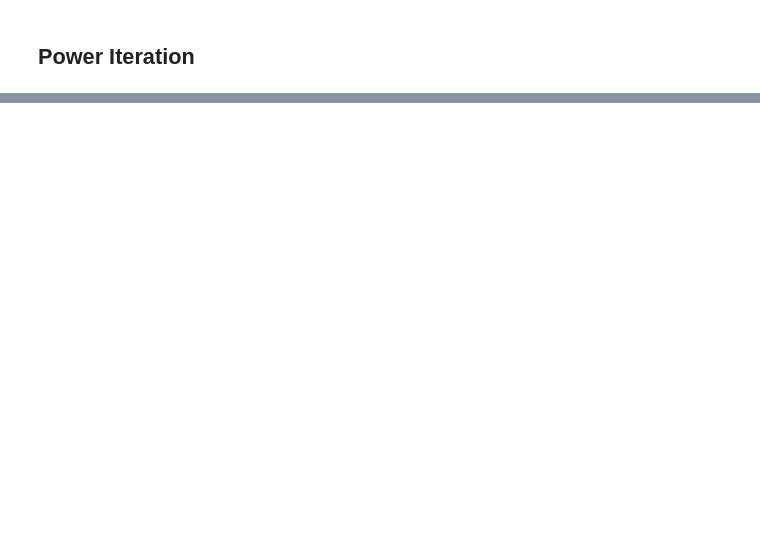
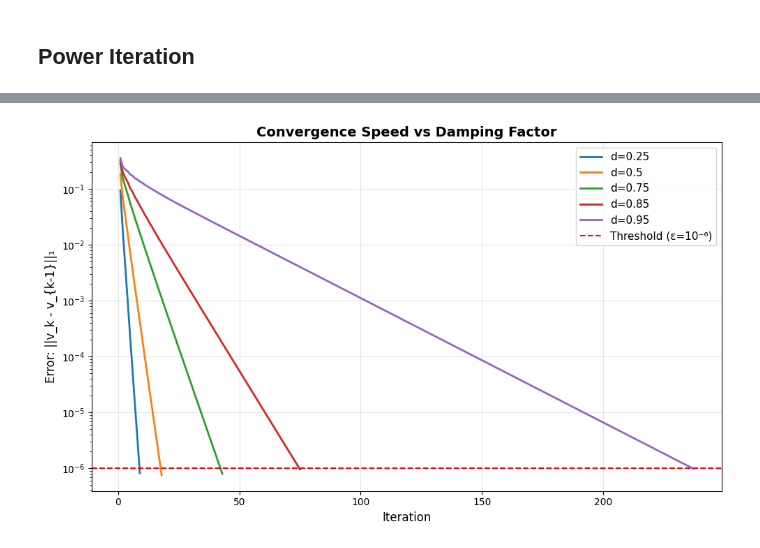
Before and after one commit to vladimir153240/PageRank_Algorithm, a Jupyter notebook: Web-Modelling/Web Modelling and Matrix Definition.ipynb, the cells around one changed output, grey strips where cells are left out. Saved outputs shown, nothing was run; the diff lists cells and outputs as text; code cells hidden in the pictures; blank space fills up the shorter version.

```diff
--- a/Web-Modelling/Web Modelling and Matrix Definition.ipynb
+++ b/Web-Modelling/Web Modelling and Matrix Definition.ipynb
@@ -290,0 +771,17 @@ def build_transition_matrix (adjacent_matrix):
+# %%
+# Additional: Show convergence curves for different d values
+fig = plt.figure(figsize=(10, 6))
+for d in damping_values:
+    _, _, history = results[d]
+    plt.semilogy(range(1, len(history)+1), history, label=f'd={d}', linewidth=2)
+
+plt.axhline(y=1e-6, color='r', linestyle='--', label='Threshold (ε=10⁻⁶)')
+plt.xlabel('Iteration', fontsize=12)
+plt.ylabel('Error: ||v_k - v_{k-1}||₁', fontsize=12)
+plt.title('Convergence Speed vs Damping Factor', fontsize=14, fontweight='bold')
+plt.legend(fontsize=11)
+plt.grid(True, alpha=0.3)
+plt.tight_layout()
+plt.show()
+# %% [output]
+[figure, added]
```
Also changed, not shown: parts of 43 cells of this notebook.
